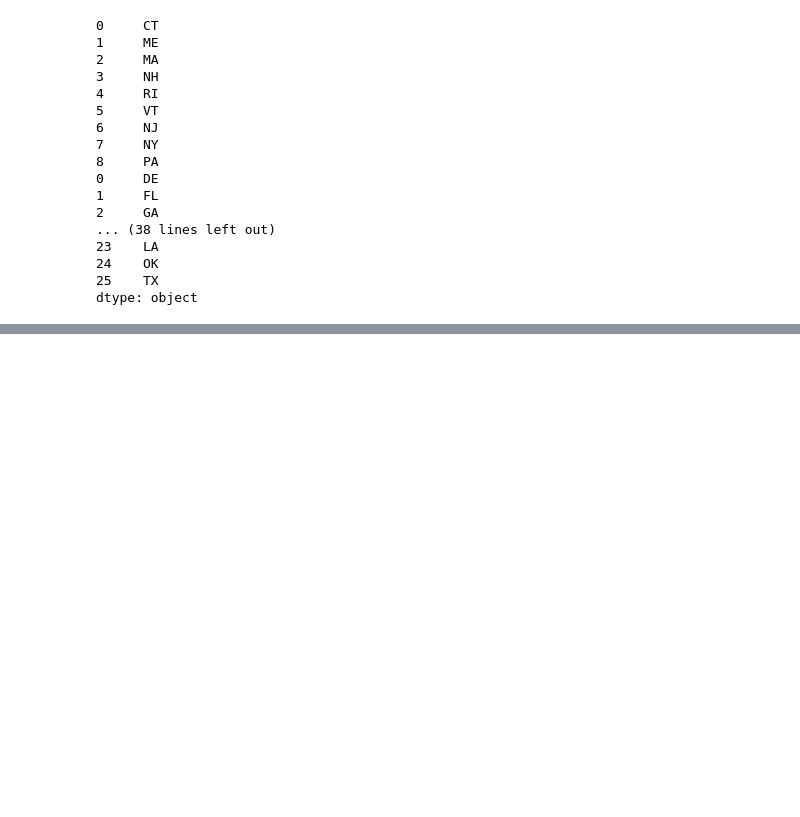
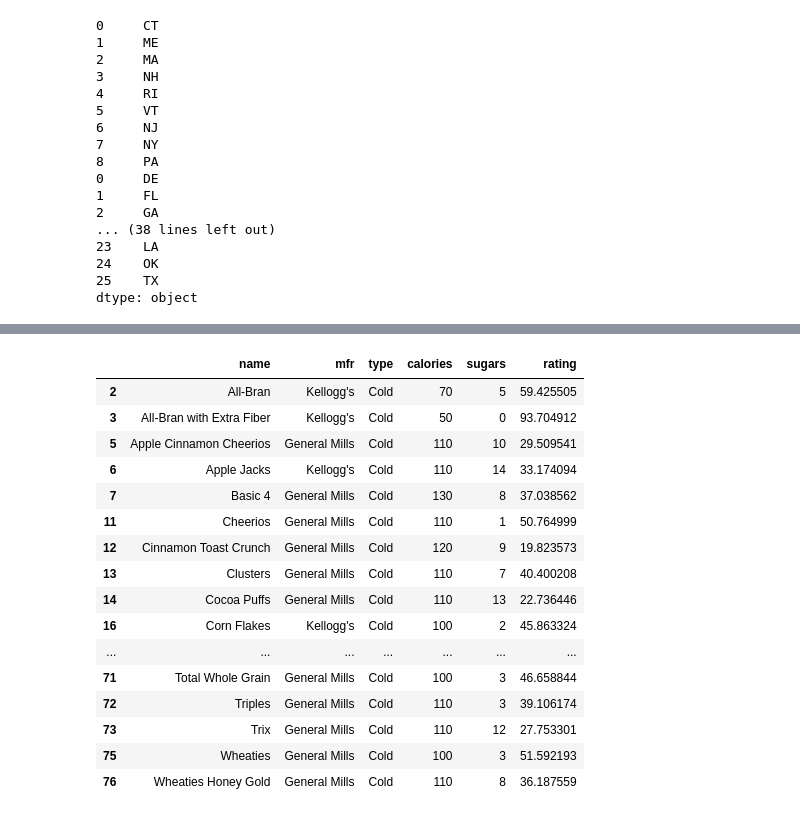
Before and after one commit to jennyonjourney/jupyter-demo, a Jupyter notebook: week4.ipynb, the cells around one changed output, grey strips where cells are left out. Saved outputs shown, nothing was run; the diff lists cells and outputs as text; code cells hidden in the pictures; blank space fills up the shorter version.

```diff
--- a/week4.ipynb
+++ b/week4.ipynb
@@ -448,0 +875,4 @@ NameError: name 'east' is not defined
+# %%
+cereal = pd.read_csv("https://sta663-sp22.github.io/slides/data/cereal.csv")
+cereal
+cereal.groupby("type")
@@ -448,0 +1066,20 @@ NameError: name 'east' is not defined
+# %%
+cereal.groupby("mfr").filter(lambda x: len(x) > 10)
+# %% [output]
+|  | name | mfr | type | calories | sugars | rating |
+| 2 | All-Bran | Kellogg's | Cold | 70 | 5 | 59.425505 |
+| 3 | All-Bran with Extra Fiber | Kellogg's | Cold | 50 | 0 | 93.704912 |
+| 5 | Apple Cinnamon Cheerios | General Mills | Cold | 110 | 10 | 29.509541 |
+| 6 | Apple Jacks | Kellogg's | Cold | 110 | 14 | 33.174094 |
+| 7 | Basic 4 | General Mills | Cold | 130 | 8 | 37.038562 |
+| 11 | Cheerios | General Mills | Cold | 110 | 1 | 50.764999 |
+| 12 | Cinnamon Toast Crunch | General Mills | Cold | 120 | 9 | 19.823573 |
+| 13 | Clusters | General Mills | Cold | 110 | 7 | 40.400208 |
+| 14 | Cocoa Puffs | General Mills | Cold | 110 | 13 | 22.736446 |
+| 16 | Corn Flakes | Kellogg's | Cold | 100 | 2 | 45.863324 |
+| ... | ... | ... | ... | ... | ... | ... |
+| 71 | Total Whole Grain | General Mills | Cold | 100 | 3 | 46.658844 |
+| 72 | Triples | General Mills | Cold | 110 | 3 | 39.106174 |
+| 73 | Trix | General Mills | Cold | 110 | 12 | 27.753301 |
+| 75 | Wheaties | General Mills | Cold | 100 | 3 | 51.592193 |
+| 76 | Wheaties Honey Gold | General Mills | Cold | 110 | 8 | 36.187559 |
```
Also changed, not shown: parts of 56 cells of this notebook.
